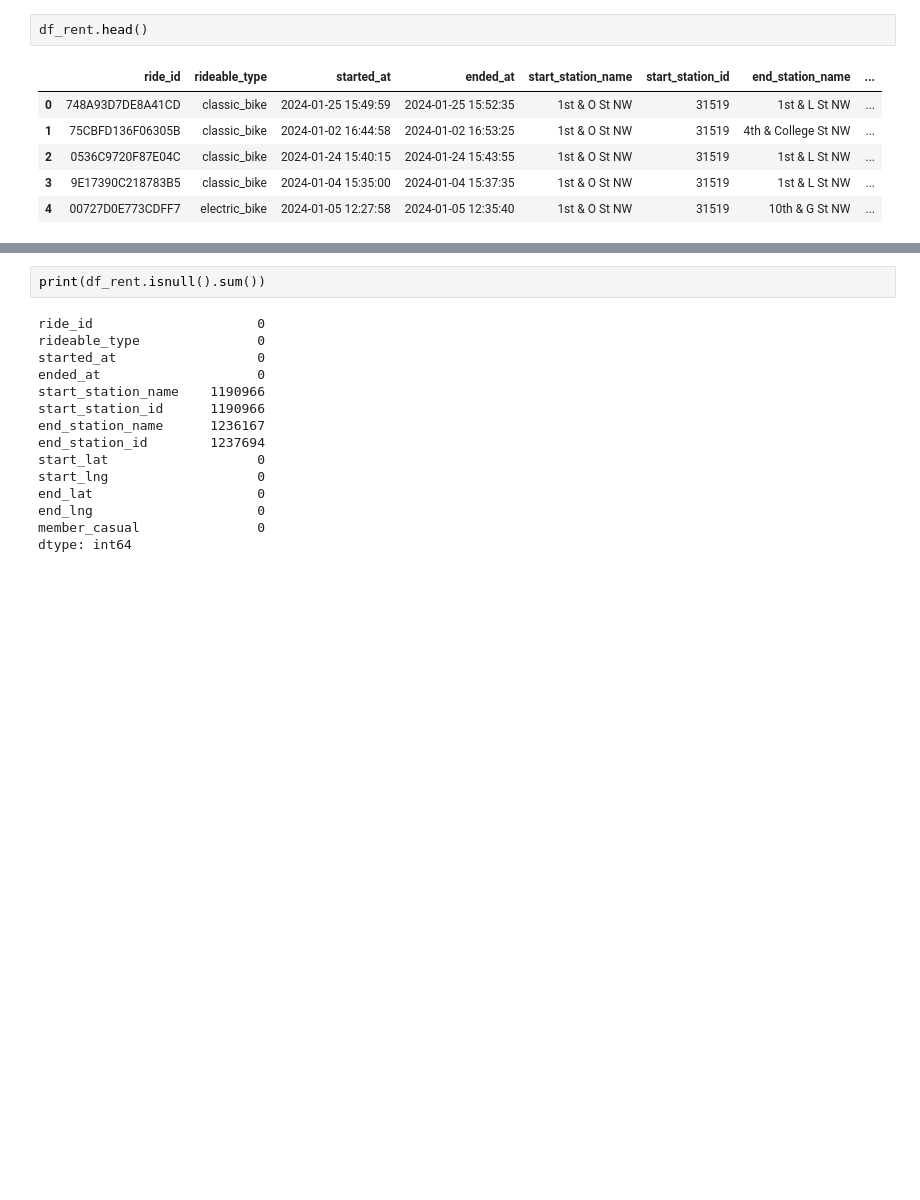
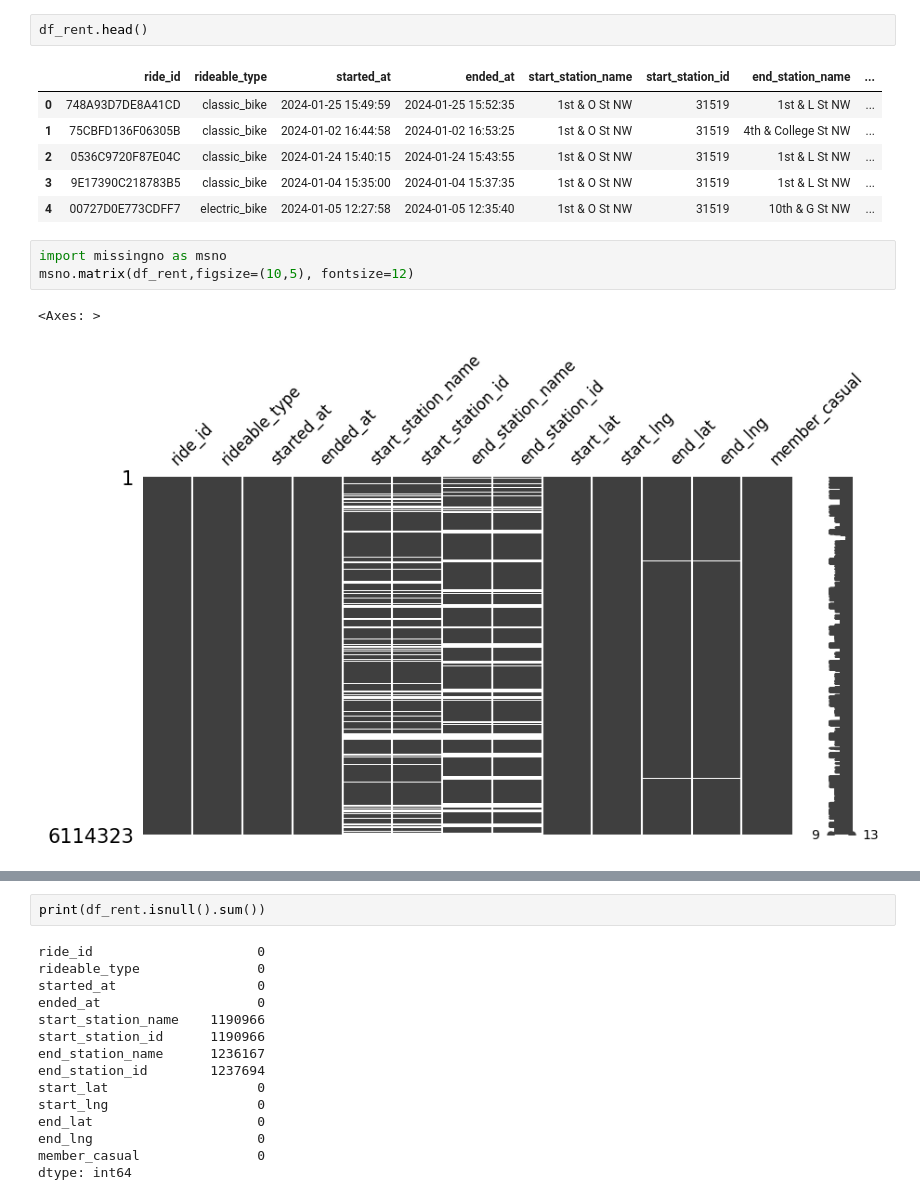
Before and after one commit to angiegh2002/capital-bike-diaries, a Jupyter notebook: Data_mining_homwork/data_homewrk.ipynb, the cells around one changed output, grey strips where cells are left out. Drawn from its saved outputs; the diff is of its cells as text; blank space fills up the shorter version.

```diff
--- a/Data_mining_homwork/data_homewrk.ipynb
+++ b/Data_mining_homwork/data_homewrk.ipynb
@@ -118,3 +147,9 @@ df_rent.head()
 | 2 | 0536C9720F87E04C | classic_bike | 2024-01-24 15:40:15 | 2024-01-24 15:43:55 | 1st & O St NW | 31519 | 1st & L St NW | ... |
 | 3 | 9E17390C218783B5 | classic_bike | 2024-01-04 15:35:00 | 2024-01-04 15:37:35 | 1st & O St NW | 31519 | 1st & L St NW | ... |
 | 4 | 00727D0E773CDFF7 | electric_bike | 2024-01-05 12:27:58 | 2024-01-05 12:35:40 | 1st & O St NW | 31519 | 10th & G St NW | ... |
+# %%
+import missingno as msno
+msno.matrix(df_rent,figsize=(10,5), fontsize=12)
+# %% [output]
+<Axes: >
+[figure, added]
```
Also changed, not shown: parts of 7 cells of this notebook.
